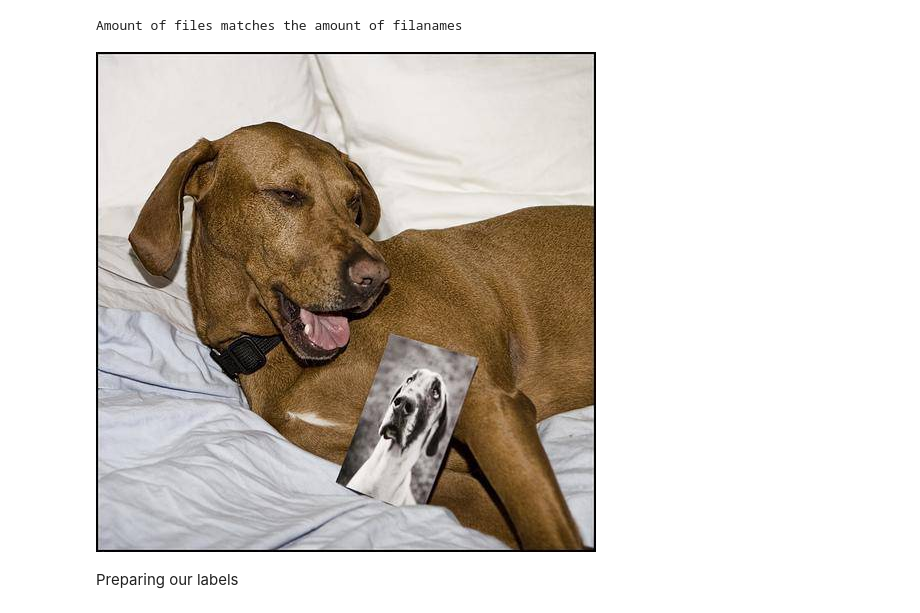
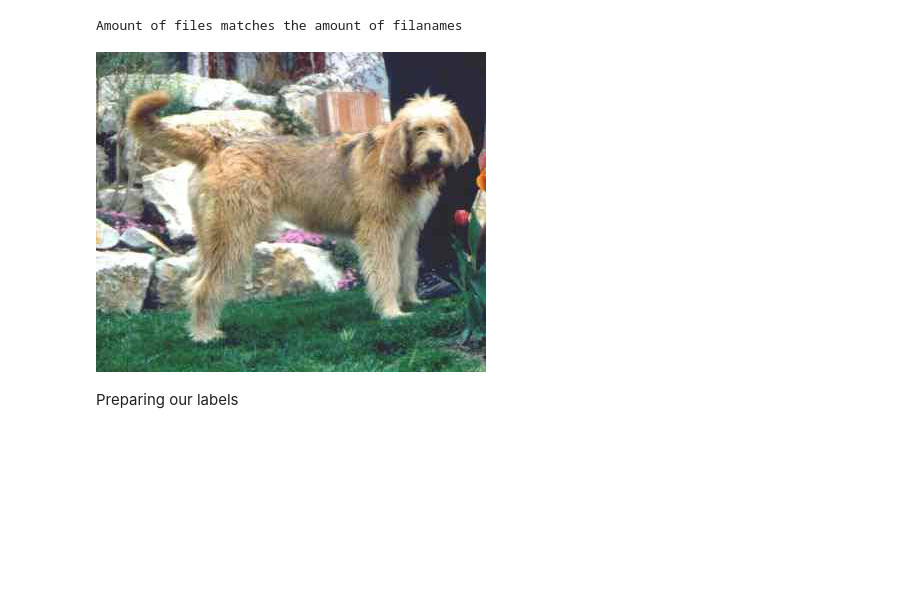
Before and after one commit to mebestaca/dog-vision-project, a Jupyter notebook: dog_visioin_project.ipynb, the cells around one changed output. Cells and saved outputs as stored; diff of their text form; code cells hidden in the pictures; blank space fills up the shorter version.

```diff
--- a/dog_visioin_project.ipynb
+++ b/dog_visioin_project.ipynb
@@ -133,9 +133,9 @@ else:
 Amount of files matches the amount of filanames
 # %%
 # check if filenames are valid
-Image(filenames[100])
+Image(filenames[21])
 # %% [output]
-[figure, old version]
+[figure, new version]
 # %% [markdown]
 Preparing our labels
 # %%
```
Also changed, not shown: parts of 5 cells of this notebook.
